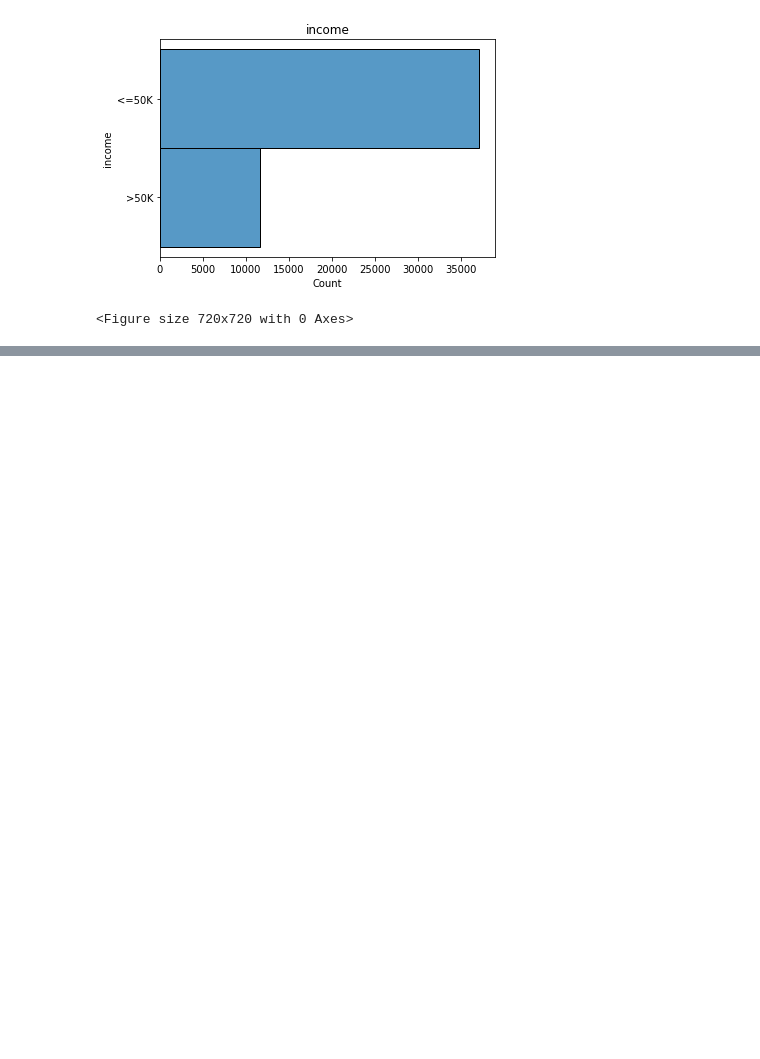
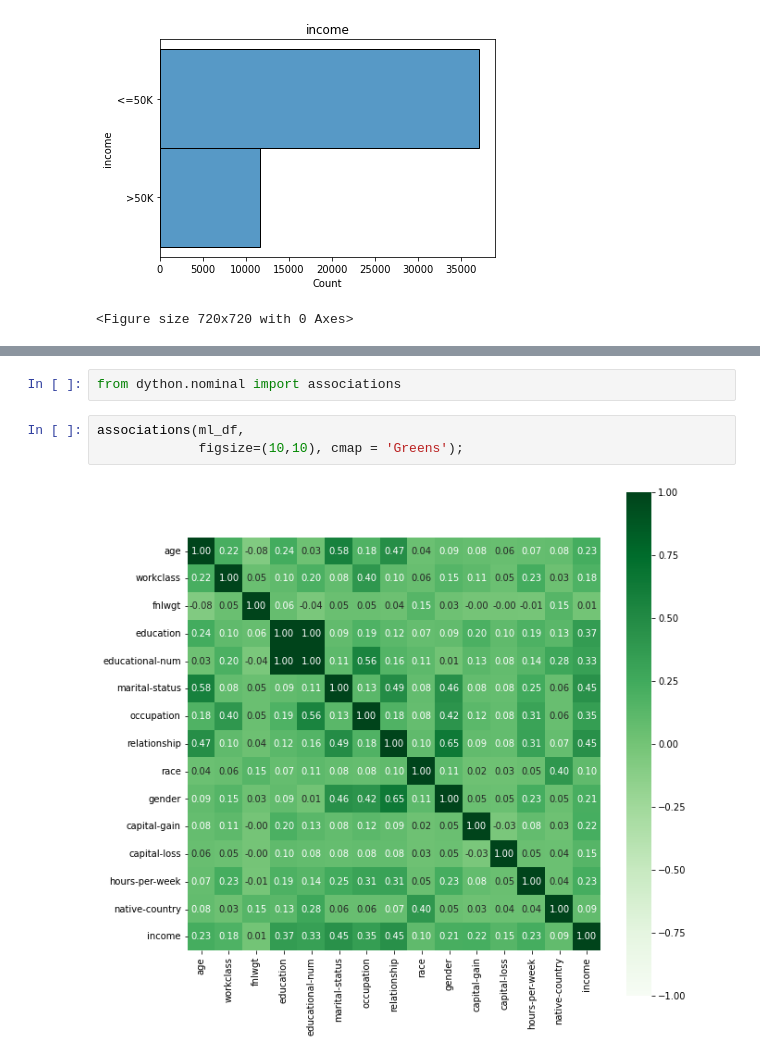
Before and after one commit to mkwak92/AdultIncome, a Jupyter notebook: Project_2.ipynb, the cells around one changed output, grey strips where cells are left out. Cells and saved outputs as stored; diff of their text form; blank space fills up the shorter version.

```diff
--- a/Project_2.ipynb
+++ b/Project_2.ipynb
@@ -434,0 +457,7 @@ plt.show();
+# %%
+from dython.nominal import associations
+# %%
+associations(ml_df,
+             figsize=(10,10), cmap = 'Greens');
+# %% [output]
+[figure, added]
```
Also changed, not shown: parts of 12 cells of this notebook.
